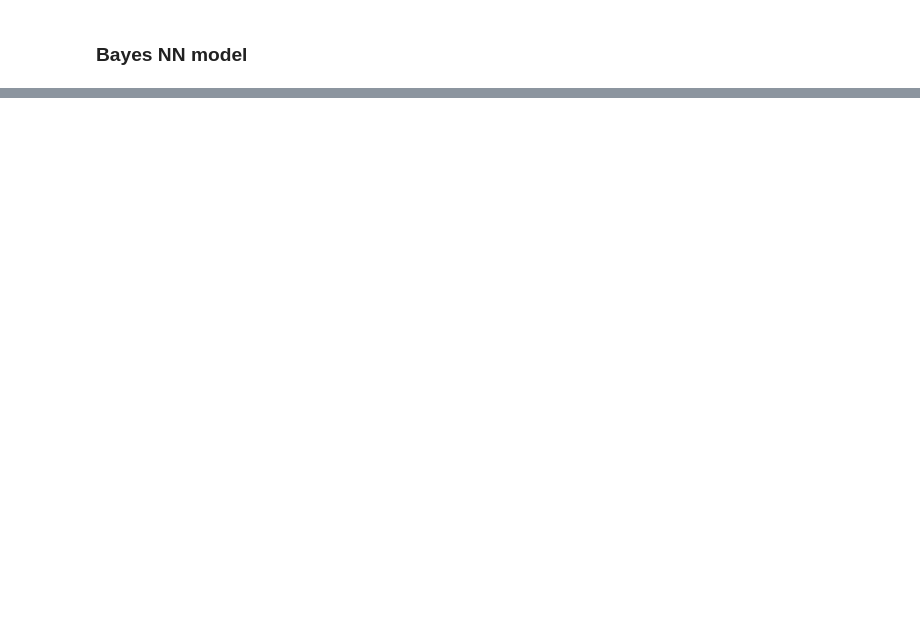
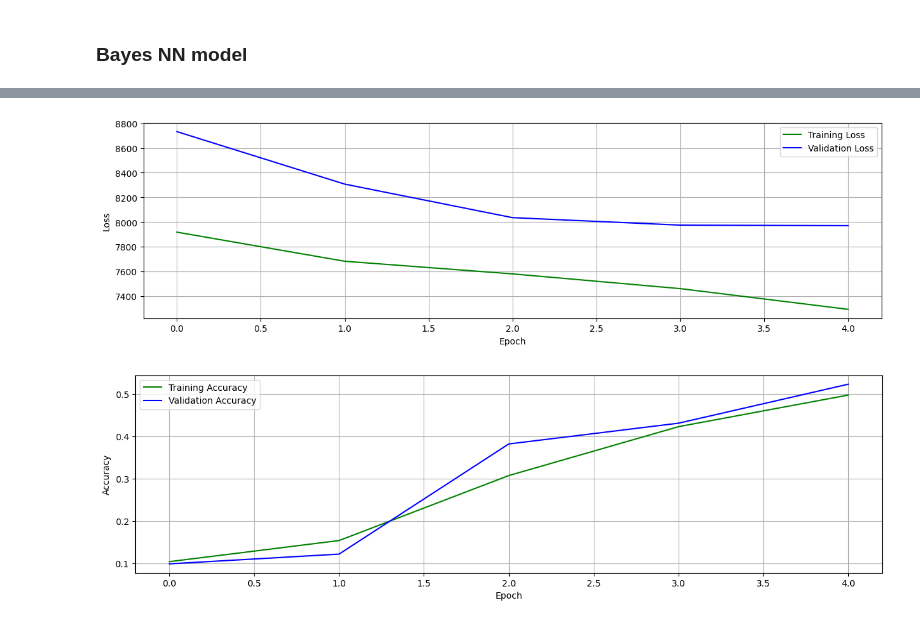
Before and after one commit to gregori0o/bayesian_deep_learning, a Jupyter notebook: Initial_experiment_bayes.ipynb, the cells around one changed output, grey strips where cells are left out. Cells and saved outputs as stored; diff of their text form; code cells hidden in the pictures; blank space fills up the shorter version.

```diff
--- a/Initial_experiment_bayes.ipynb
+++ b/Initial_experiment_bayes.ipynb
@@ -70,5 +175,4 @@ def standardize(data_train, data_test):
     return data_train_standardized, data_test_standardized, mean, std
 # %%
 train_X_standard, test_X_standard, _, _ = standardize(train_X, test_X)
-train_y_one_hot = np.eye(y_dim)[train_y]
-test_y_one_hot = np.eye(y_dim)[test_y]
+train_y_standard, test_y_standard, _, _ = standardize(train_y, test_y)
@@ -77,7 +178,0 @@ test_y_one_hot = np.eye(y_dim)[test_y]
-# %%
-n_hiddens = [50]
-layer_sizes = [x_dim] + n_hiddens + [y_dim]
-
-epochs = 20
-lr = 0.01
-batch_size = 100
@@ -131,20 +179,3 @@ def plot_results(metrics, title=None, ylabel=None, ylim=None, metric_name=None,
-# %%
-train_loss = training_results.history["loss"]
-train_acc  = training_results.history["accuracy"]
-valid_loss = training_results.history["val_loss"]
-valid_acc  = training_results.history["val_accuracy"]
-
-plot_results([ train_loss, valid_loss ],
-            ylabel="Loss",
-            ylim = [0.0, 0.5],
-            metric_name=["Training Loss", "Validation Loss"],
-            color=["g", "b"]);
-
-plot_results([ train_acc, valid_acc ],
-            ylabel="Accuracy",
-            ylim = [0.9, 1.0],
-            metric_name=["Training Accuracy", "Validation Accuracy"],
-            color=["g", "b"])
 # %% [markdown]
 ### Bayes NN model
 # %%
@@ -291,0 +325,13 @@ Epoch 20: Lower bound = -1073.4476318359375
+# %%
+plot_results([ np.abs(train_lbs), np.abs(test_lbs) ],
+            ylabel="Loss",
+            metric_name=["Training Loss", "Validation Loss"],
+            color=["g", "b"]);
+
+plot_results([ train_accs, test_accs ],
+            ylabel="Accuracy",
+            metric_name=["Training Accuracy", "Validation Accuracy"],
+            color=["g", "b"])
+# %% [output]
+[figure, added]
+[figure, added]
```
Also changed, not shown: parts of 18 cells of this notebook, 1 other file.
